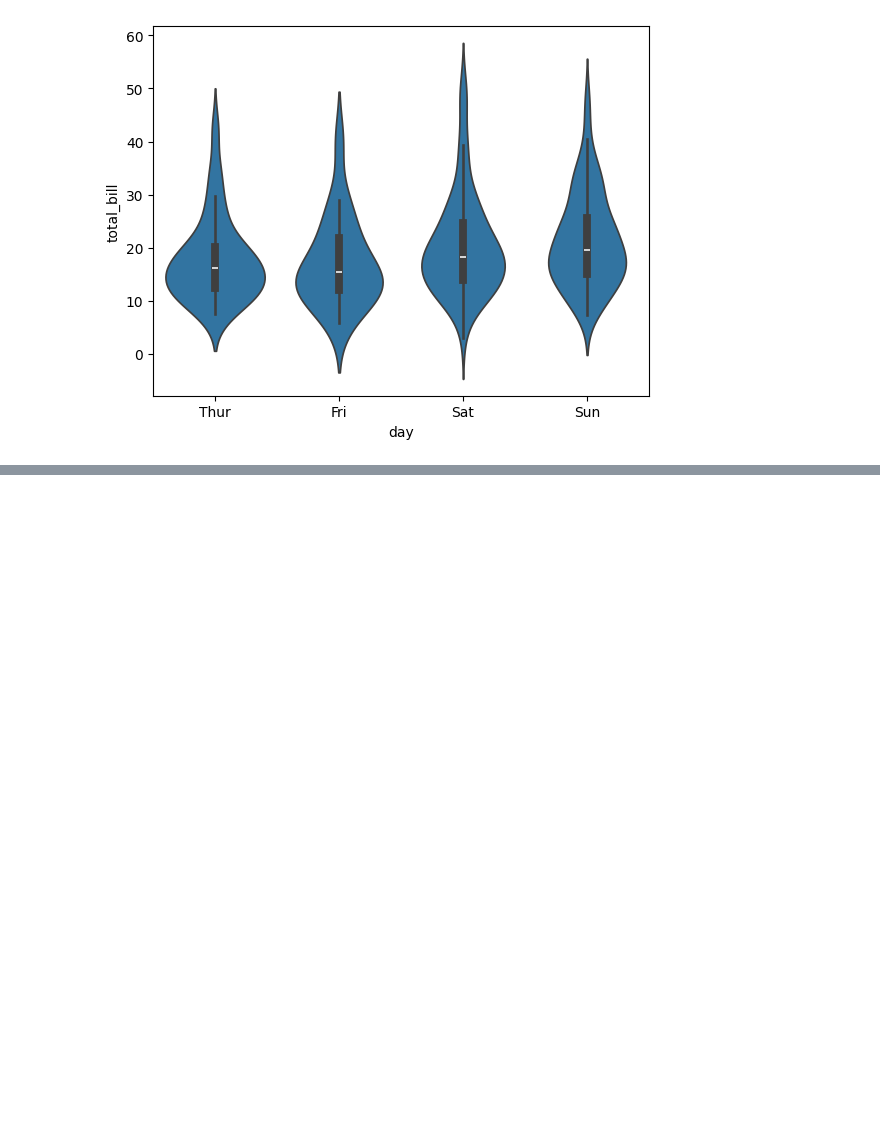
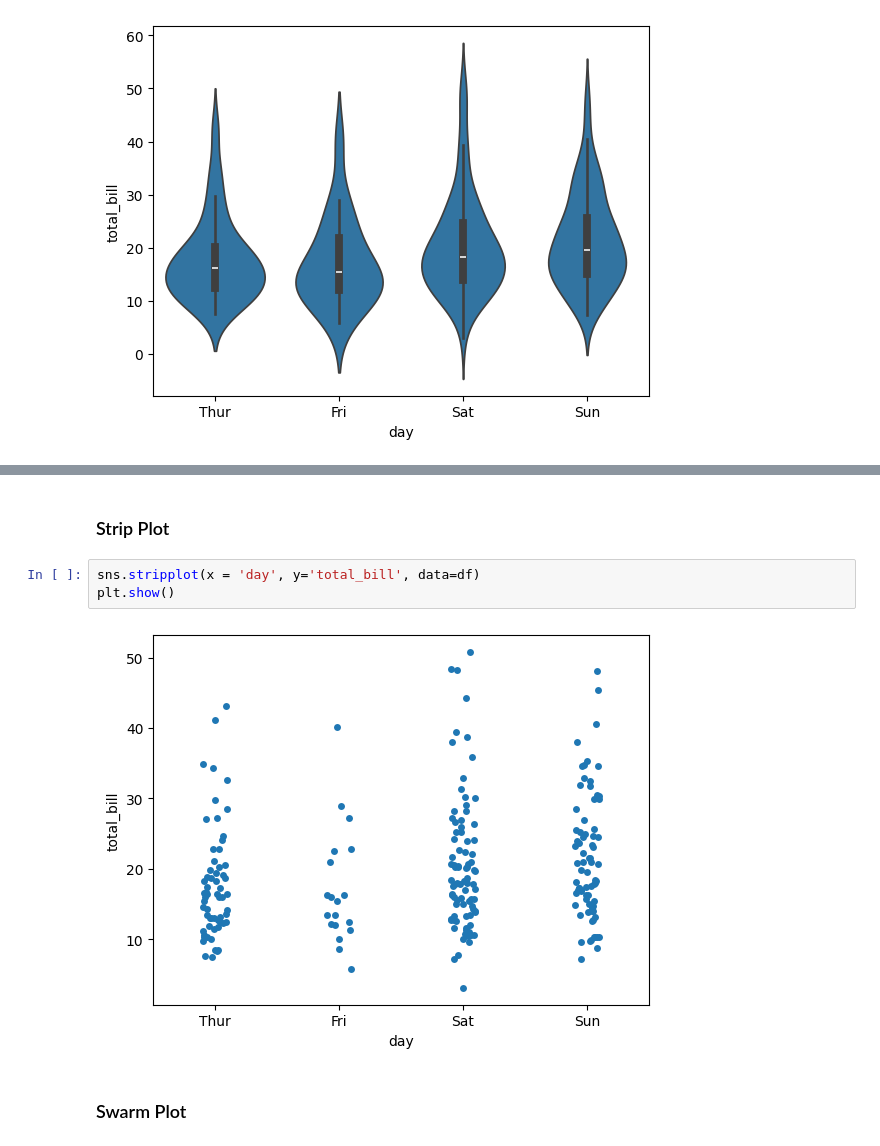
Before and after one commit to ZippoAI/Python-Data-Visualization, a Jupyter notebook: 2.Seaborn/5.CategoricalPlot.ipynb, the cells around one changed output, grey strips where cells are left out. Drawn from its saved outputs; the diff is of its cells as text; blank space fills up the shorter version.

Commit message:
strip Plot done

```diff
--- a/2.Seaborn/5.CategoricalPlot.ipynb
+++ b/2.Seaborn/5.CategoricalPlot.ipynb
@@ -154,0 +189,9 @@ plt.show()
+# %% [markdown]
+### Strip Plot
+# %%
+sns.stripplot(x = 'day', y='total_bill', data=df)
+plt.show()
+# %% [output]
+[figure, added]
+# %% [markdown]
+### Swarm Plot
```
Also changed, not shown: parts of 1 cell of this notebook.
